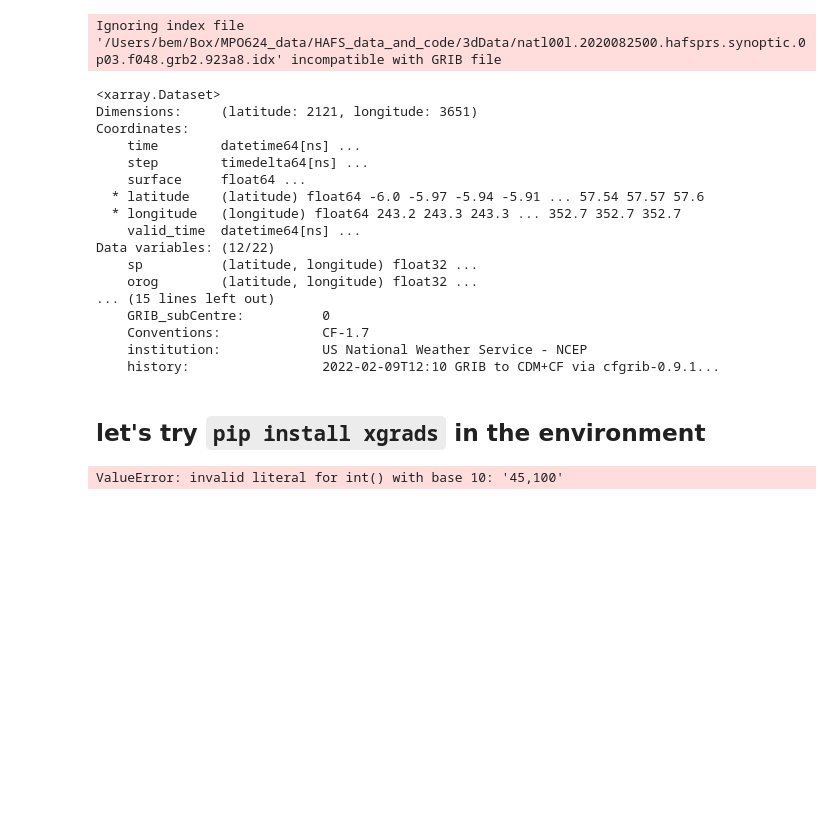
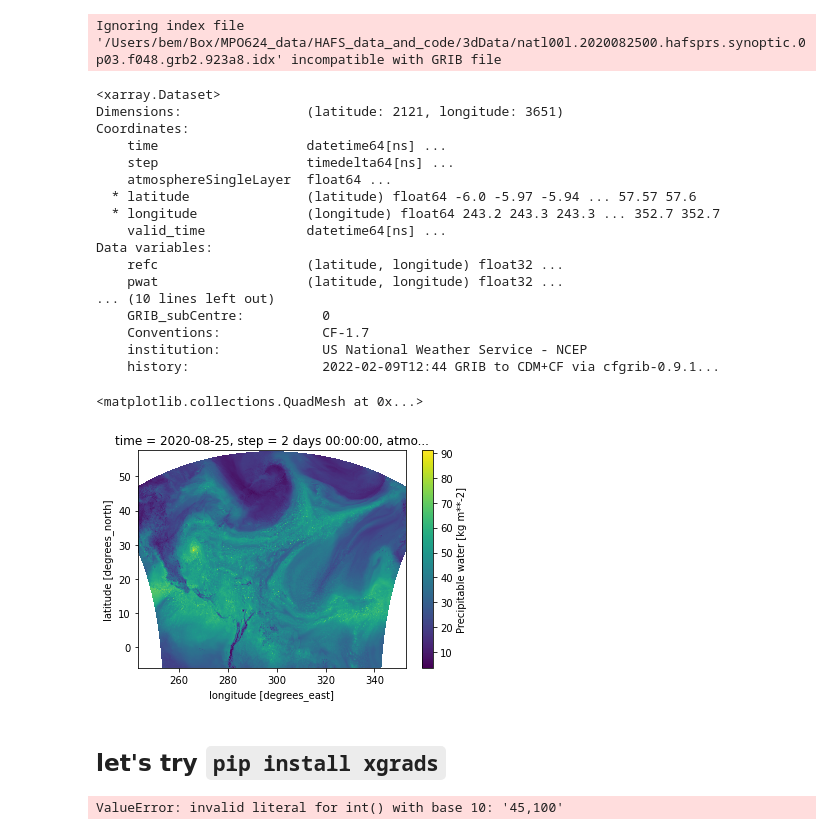
Before and after one commit to MPOcanes/MPO624_2022, a Jupyter notebook: Notebooks/Read_HAFSdata_grb2.ipynb, the cells around one changed output. Drawn from its saved outputs; the diff is of its cells as text; code cells hidden in the pictures; blank space fills up the shorter version.

```diff
--- a/Notebooks/Read_HAFSdata_grb2.ipynb
+++ b/Notebooks/Read_HAFSdata_grb2.ipynb
@@ -70,31 +70,36 @@ ds.q[10].plot()
 #     filter_by_keys={'stepType': 'avg', 'typeOfLevel': 'surface'}
 
 
-ds2 = xr.open_dataset(filename, filter_by_keys={'stepType': 'instant', 'typeOfLevel': 'surface'})
+ds2 = xr.open_dataset(filename, filter_by_keys={'stepType': 'instant', 'typeOfLevel': 'atmosphereSingleLayer'})
 # %% [output]
 Ignoring index file '/Users/bem/Box/MPO624_data/HAFS_data_and_code/3dData/natl00l.2020082500.hafsprs.synoptic.0p03.f048.grb2.923a8.idx' incompatible with GRIB file
 # %%
 ds2
 # %% [output]
 <xarray.Dataset>
-Dimensions:     (latitude: 2121, longitude: 3651)
+Dimensions:                (latitude: 2121, longitude: 3651)
 Coordinates:
-    time        datetime64[ns] ...
-    step        timedelta64[ns] ...
-    surface     float64 ...
-  * latitude    (latitude) float64 -6.0 -5.97 -5.94 -5.91 ... 57.54 57.57 57.6
-  * longitude   (longitude) float64 243.2 243.3 243.3 ... 352.7 352.7 352.7
-    valid_time  datetime64[ns] ...
-Data variables: (12/22)
-    sp          (latitude, longitude) float32 ...
-    orog        (latitude, longitude) float32 ...
-... (15 lines left out)
+    time                   datetime64[ns] ...
+    step                   timedelta64[ns] ...
+    atmosphereSingleLayer  float64 ...
+  * latitude               (latitude) float64 -6.0 -5.97 -5.94 ... 57.57 57.6
+  * longitude              (longitude) float64 243.2 243.3 243.3 ... 352.7 352.7
+    valid_time             datetime64[ns] ...
+Data variables:
+    refc                   (latitude, longitude) float32 ...
+    pwat                   (latitude, longitude) float32 ...
+... (10 lines left out)
     GRIB_subCentre:          0
     Conventions:             CF-1.7
     institution:             US National Weather Service - NCEP
-    history:                 2022-02-09T12:10 GRIB to CDM+CF via cfgrib-0.9.1...
+    history:                 2022-02-09T12:44 GRIB to CDM+CF via cfgrib-0.9.1...
+# %%
+ds2.pwat.plot()
+# %% [output]
+<matplotlib.collections.QuadMesh at 0x...>
+[figure, added]
 # %% [markdown]
-## let's try `pip install xgrads` in the environment
+## let's try `pip install xgrads`
 # %%
 import xgrads
 # %%
```
